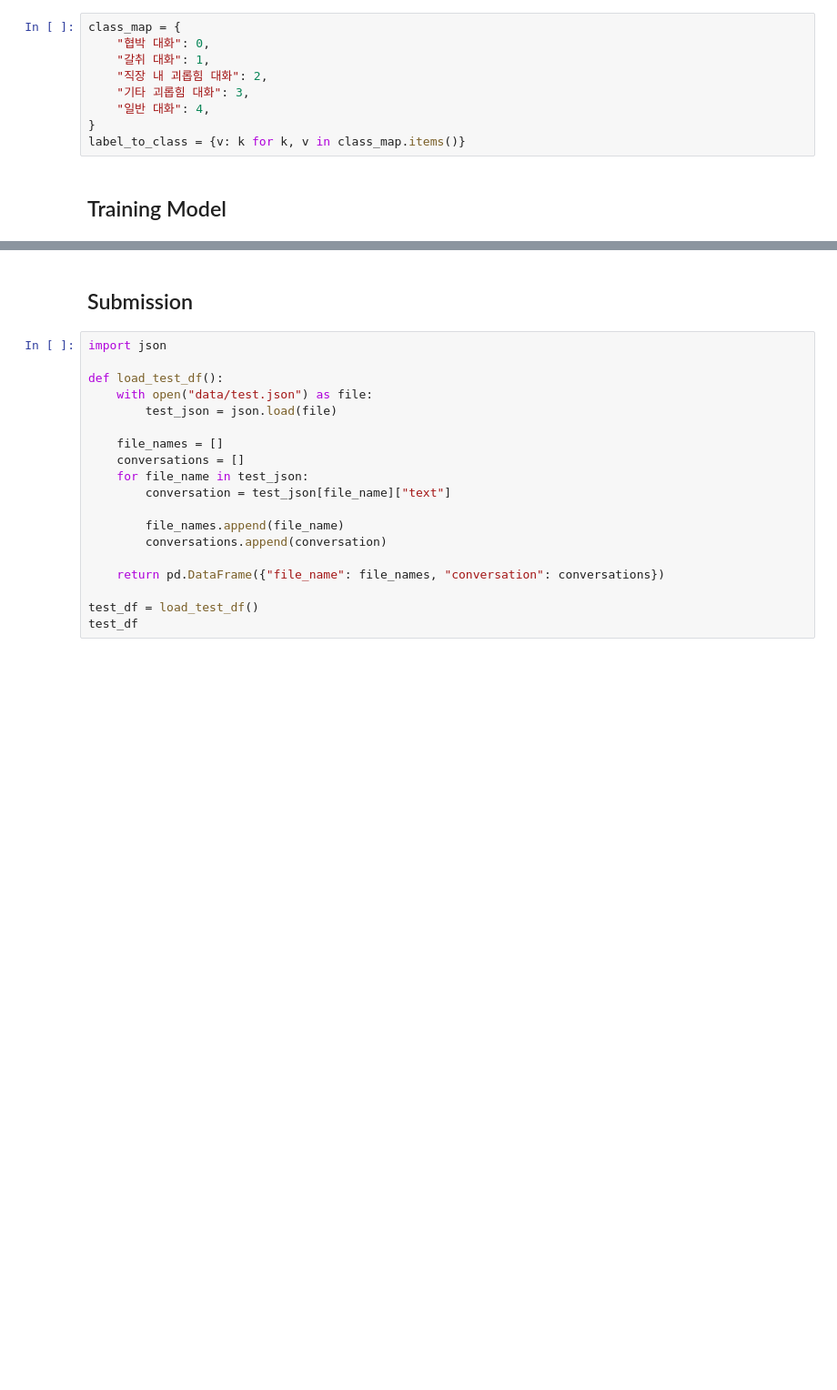
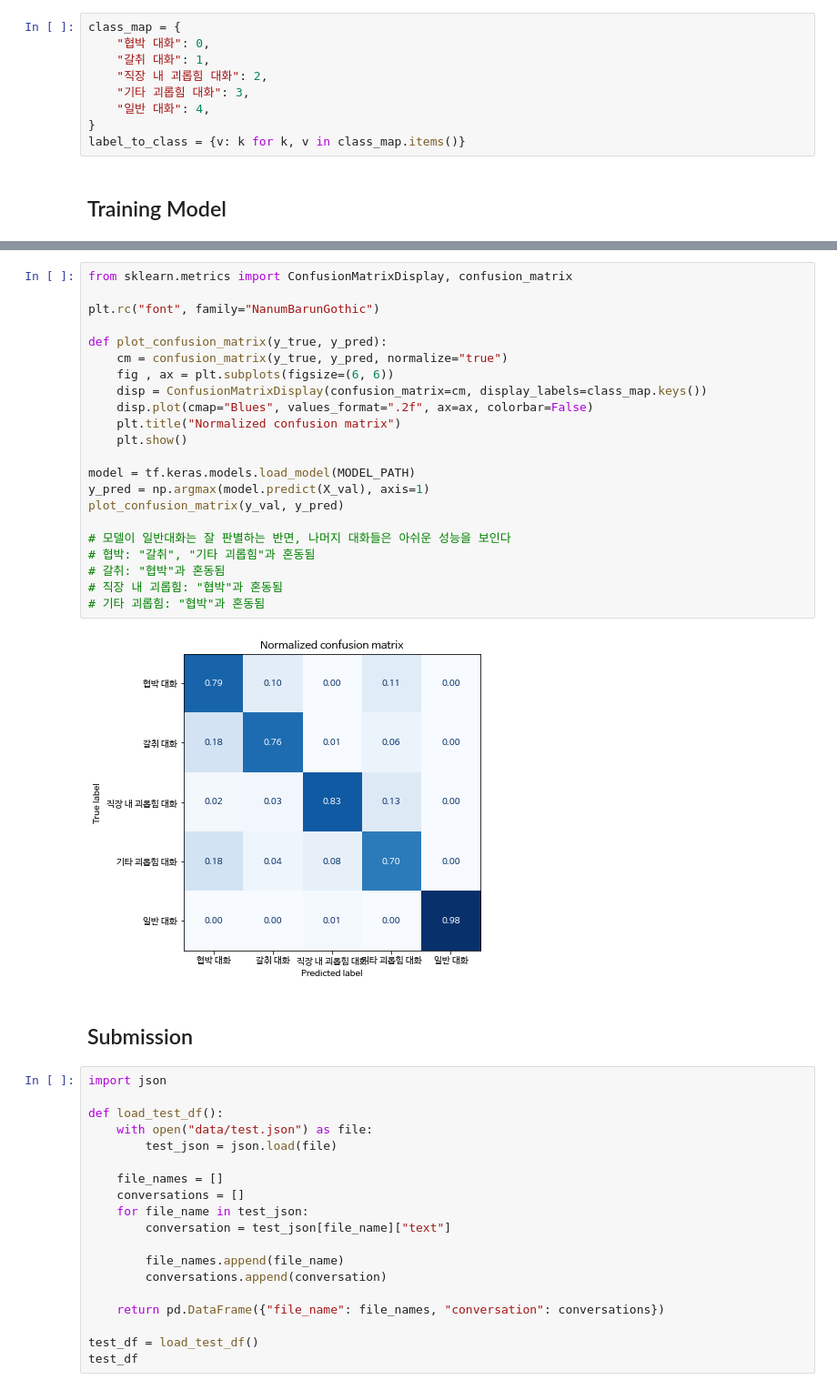
Before and after one commit to ivvve/DLTHON-NDG, a Jupyter notebook: baseline.ipynb, the cells around one changed output, grey strips where cells are left out. Shown: that part at 91% size. Drawn from its saved outputs; the diff is of its cells as text; blank space fills up the shorter version.

```diff
--- a/baseline.ipynb
+++ b/baseline.ipynb
@@ -136,3 +136,27 @@ plt.show()
+# %%
+from sklearn.metrics import ConfusionMatrixDisplay, confusion_matrix
+
+plt.rc("font", family="NanumBarunGothic")
+
+def plot_confusion_matrix(y_true, y_pred):
+    cm = confusion_matrix(y_true, y_pred, normalize="true")
+    fig , ax = plt.subplots(figsize=(6, 6))
+    disp = ConfusionMatrixDisplay(confusion_matrix=cm, display_labels=class_map.keys())
+    disp.plot(cmap="Blues", values_format=".2f", ax=ax, colorbar=False)
+    plt.title("Normalized confusion matrix")
+    plt.show()
+
+model = tf.keras.models.load_model(MODEL_PATH)
+y_pred = np.argmax(model.predict(X_val), axis=1)
+plot_confusion_matrix(y_val, y_pred)
+
+# 모델이 일반대화는 잘 판별하는 반면, 나머지 대화들은 아쉬운 성능을 보인다
+# 협박: "갈취", "기타 괴롭힘"과 혼동됨
+# 갈취: "협박"과 혼동됨
+# 직장 내 괴롭힘: "협박"과 혼동됨
+# 기타 괴롭힘: "협박"과 혼동됨
+# %% [output]
+[figure, added]
 # %% [markdown]
 ## Submission
 # %%
```
Also changed, not shown: parts of 4 cells of this notebook.
